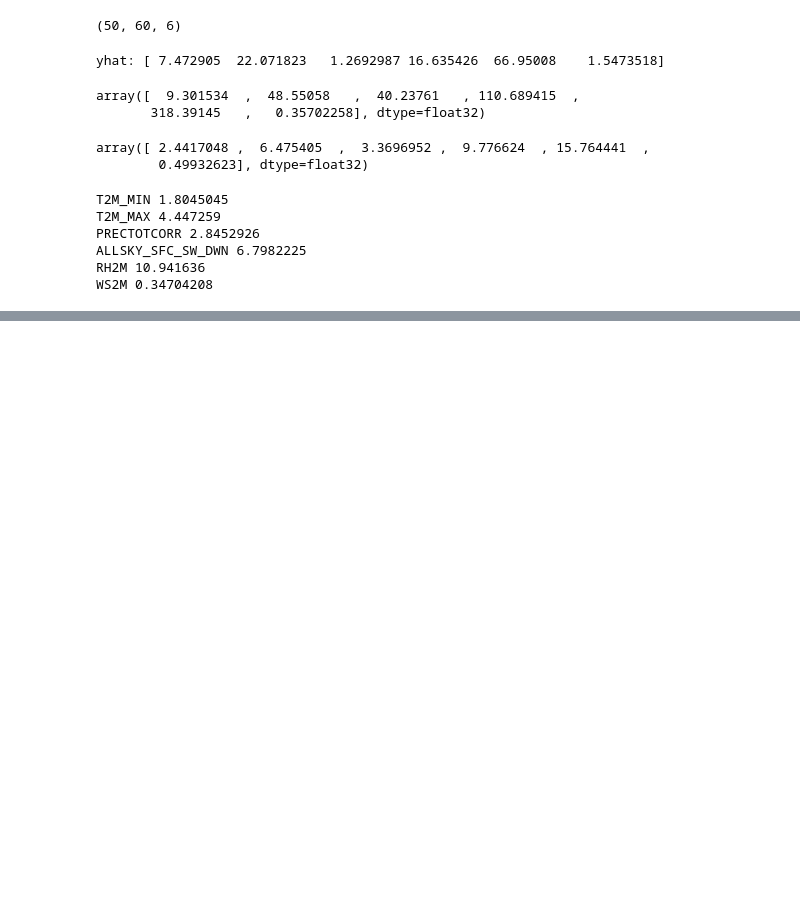
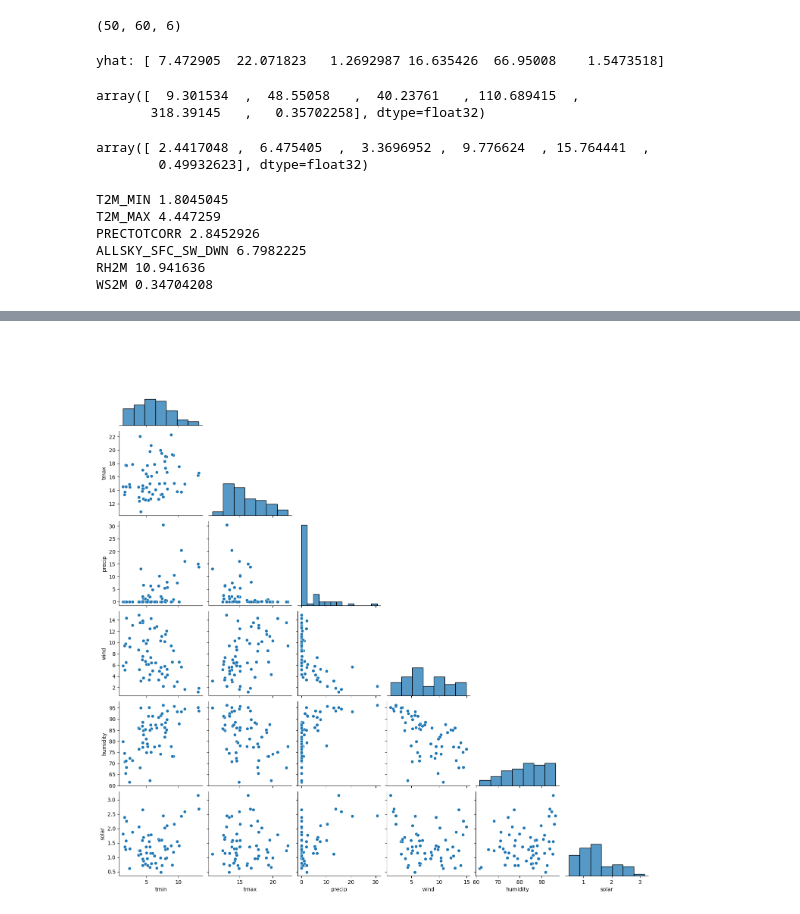
Before and after one commit to frperezgalarce/olive-oil-tactical-planning, a Jupyter notebook: src/genai/ScenarioGeneration.ipynb, the cells around one changed output, grey strips where cells are left out. Drawn from its saved outputs; the diff is of its cells as text; code cells hidden in the pictures; blank space fills up the shorter version.

```diff
--- a/src/genai/ScenarioGeneration.ipynb
+++ b/src/genai/ScenarioGeneration.ipynb
@@ -231,0 +251,9 @@ WS2M 0.34704208
+# %%
+#X_mean = Omega.mean(axis=0)   # (60, 6)
+X_mean = y   # (60, 6)
+df = pd.DataFrame(X_mean, columns=var_names)
+
+sns.pairplot(df, corner=True, diag_kind="hist")
+plt.show()
+# %% [output]
+[figure, added]
```
Also changed, not shown: parts of 2 cells of this notebook.
